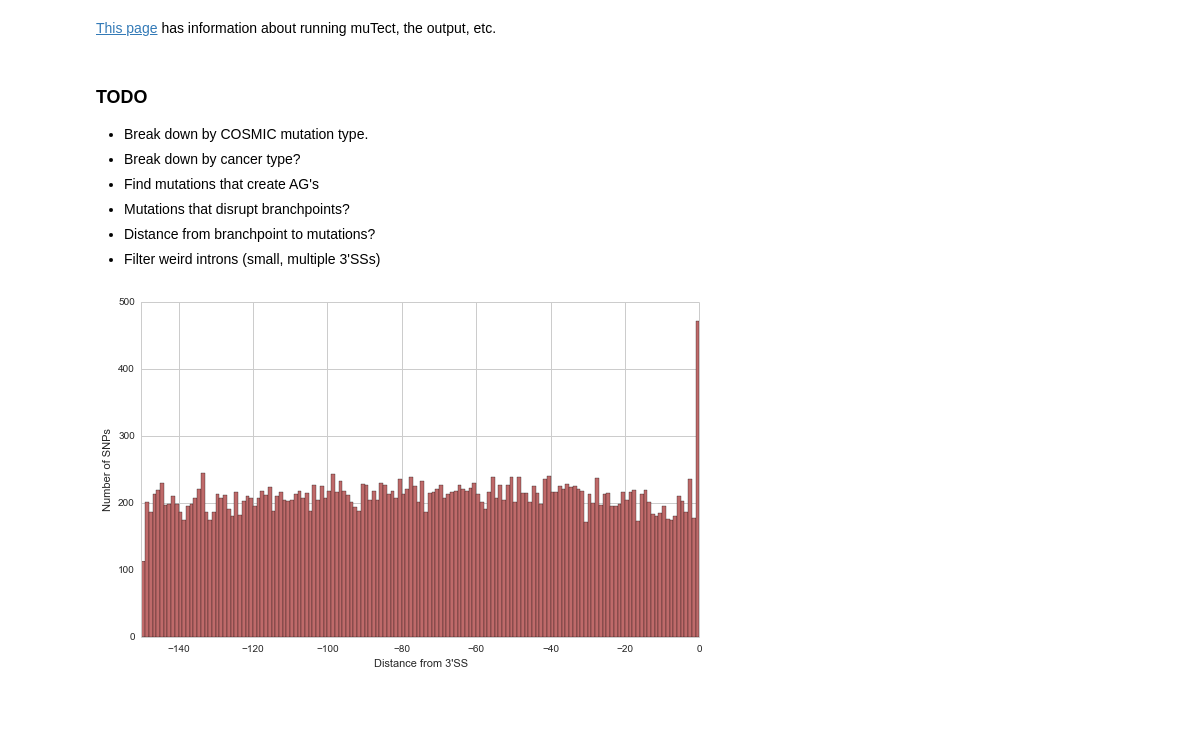
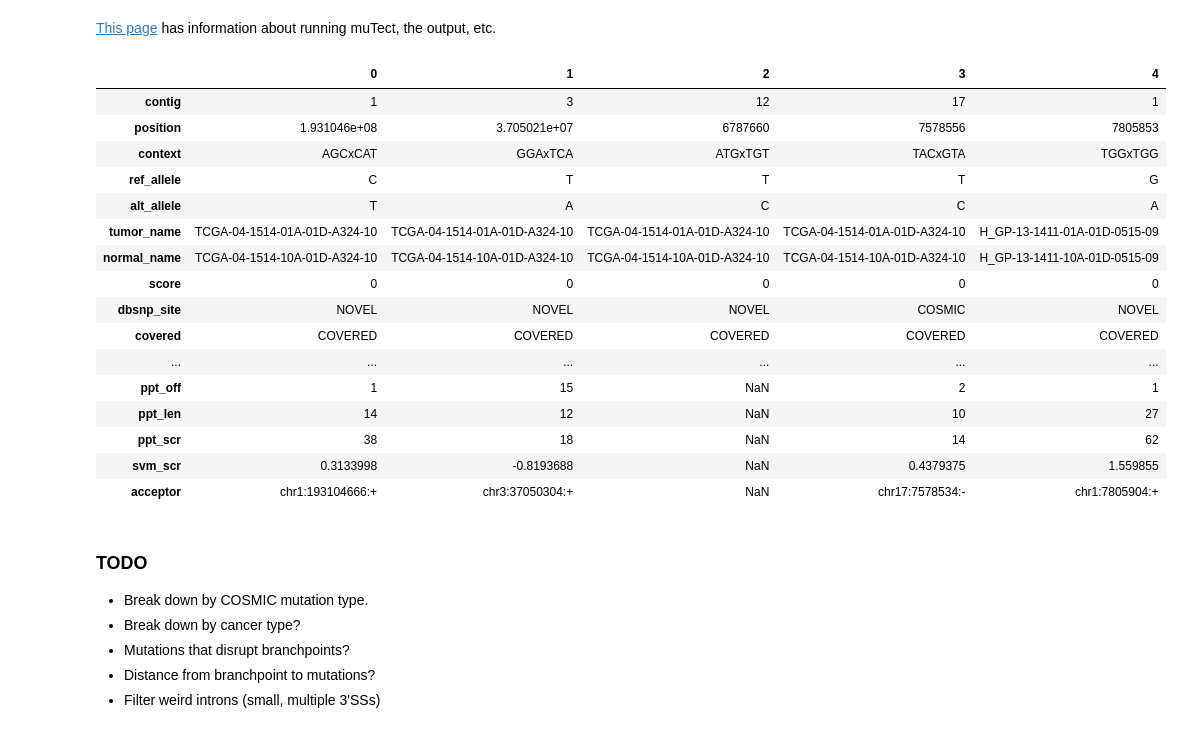
Before and after one commit to cdeboever3/pptmut, a Jupyter notebook: notebooks/Variant Analysis.ipynb, the cells around one changed output. Cells and saved outputs as stored; diff of their text form; code cells hidden in the pictures; blank space fills up the shorter version.

```diff
--- a/notebooks/Variant Analysis.ipynb
+++ b/notebooks/Variant Analysis.ipynb
@@ -174,8 +100,8 @@ for i, f in enumerate(vfs):
     tdf = tdf[tdf.judgement == 'KEEP']
     variants.append(tdf)
     t, n, v = os.path.splitext(os.path.split(f)[1])[0].split('_')
-    tdf['tumor_id'] = t
-    tdf['normal_id'] = n
+    tdf['tumor_analysis_id'] = t
+    tdf['normal_analysis_id'] = n
 
 variants = pd.concat(variants)
 variants.index = range(variants.shape[0])
@@ -184,16 +120,27 @@ variants = annotate_variants(variants, tpss)
+# %%
+variants.head().T
+# %% [output]
+|  | 0 | 1 | 2 | 3 | 4 |
+| contig | 1 | 3 | 12 | 17 | 1 |
+| position | 1.931046e+08 | 3.705021e+07 | 6787660 | 7578556 | 7805853 |
+| context | AGCxCAT | GGAxTCA | ATGxTGT | TACxGTA | TGGxTGG |
+| ref_allele | C | T | T | T | G |
+| alt_allele | T | A | C | C | A |
+| tumor_name | TCGA-04-1514-01A-01D-A324-10 | TCGA-04-1514-01A-01D-A324-10 | TCGA-04-1514-01A-01D-A324-10 | TCGA-04-1514-01A-01D-A324-10 | H_GP-13-1411-01A-01D-0515-09 |
+| normal_name | TCGA-04-1514-10A-01D-A324-10 | TCGA-04-1514-10A-01D-A324-10 | TCGA-04-1514-10A-01D-A324-10 | TCGA-04-1514-10A-01D-A324-10 | H_GP-13-1411-10A-01D-0515-09 |
+| score | 0 | 0 | 0 | 0 | 0 |
+| dbsnp_site | NOVEL | NOVEL | NOVEL | COSMIC | NOVEL |
+| covered | COVERED | COVERED | COVERED | COVERED | COVERED |
+| ... | ... | ... | ... | ... | ... |
+| ppt_off | 1 | 15 | NaN | 2 | 1 |
+| ppt_len | 14 | 12 | NaN | 10 | 27 |
+| ppt_scr | 38 | 18 | NaN | 14 | 62 |
+| svm_scr | 0.3133998 | -0.8193688 | NaN | 0.4379375 | 1.559855 |
+| acceptor | chr1:193104666:+ | chr3:37050304:+ | NaN | chr17:7578534:- | chr1:7805904:+ |
 # %% [markdown]
 ### TODO
 * Break down by COSMIC mutation type.
 * Break down by cancer type?
-* Find mutations that create AG's
 * Mutations that disrupt branchpoints?
 * Distance from branchpoint to mutations?
 * Filter weird introns (small, multiple 3'SSs)
-# %%
-plt.hist(variants.tpss_dist, bins = np.arange(-150, 1, 1),
-         color=sns.desaturate("indianred", 0.75))
-plt.ylabel('Number of SNPs')
-plt.xlabel('Distance from 3\'SS')
-plt.xlim(-150,0);
-# %% [output]
-[figure, removed]
```
Also changed, not shown: parts of 13 cells of this notebook, 2 other files.
